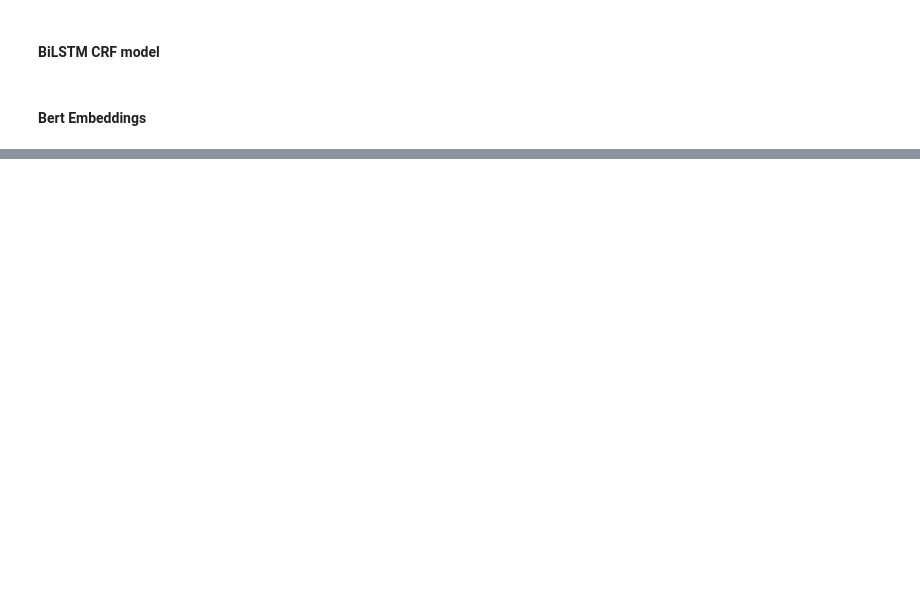
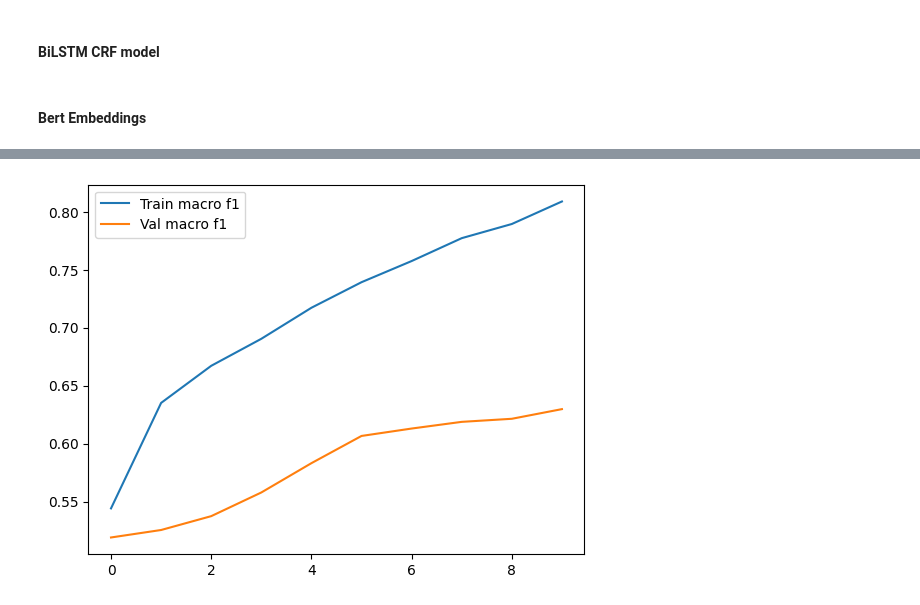
Before and after one commit to mishraanis/NLP, a Jupyter notebook: Assignment-2/Task 1/Part 3/bilstm-crf.ipynb, the cells around one changed output, grey strips where cells are left out. Cells and saved outputs as stored; diff of their text form; code cells hidden in the pictures; blank space fills up the shorter version.

```diff
--- a/Assignment-2/Task 1/Part 3/bilstm-crf.ipynb
+++ b/Assignment-2/Task 1/Part 3/bilstm-crf.ipynb
@@ -290,0 +334,10 @@ KeyboardInterrupt:
+# %%
+train_f1 = [i.item() for i in train_macro_f1]
+val_f1 = [i.item() for i in val_macro_f1]
+
+plt.plot(train_f1, label='Train macro f1')
+plt.plot(val_f1, label='Val macro f1')
+plt.legend()
+plt.show()
+# %% [output]
+[figure, added]
```
Also changed, not shown: parts of 11 cells of this notebook, 4 other files.
